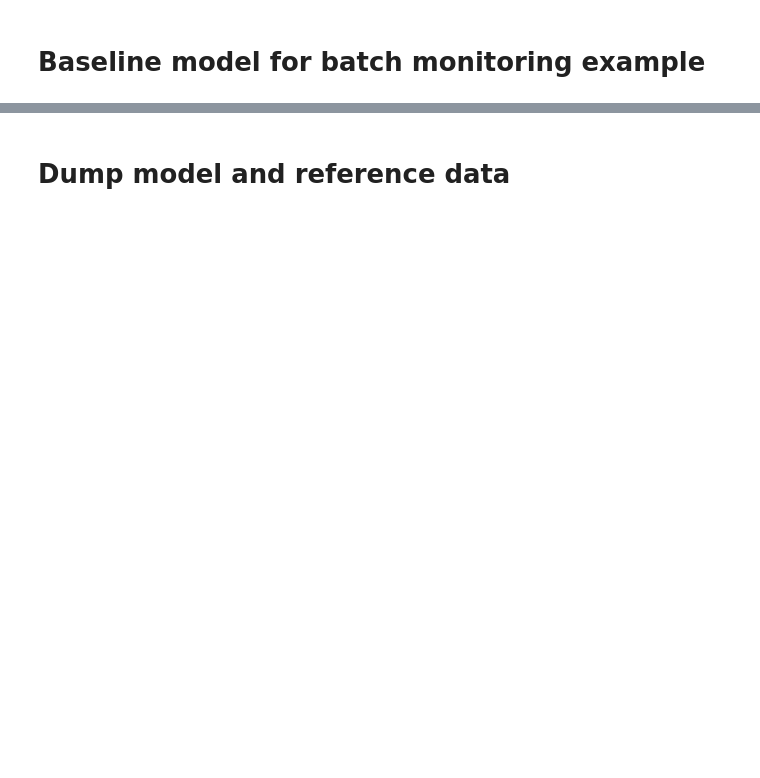
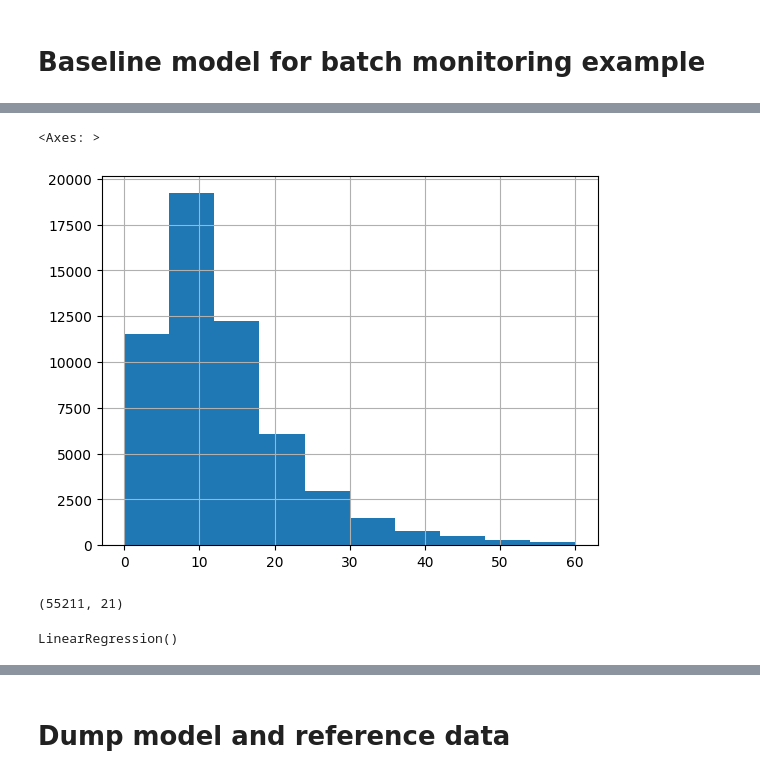
Before and after one commit to rjafarau/mlops-zoomcamp, a Jupyter notebook: 05-monitoring/baseline_model_nyc_taxi_data.ipynb, the cells around one changed output, grey strips where cells are left out. Saved outputs shown, nothing was run; the diff lists cells and outputs as text; code cells hidden in the pictures; blank space fills up the shorter version.

Commit message:
feat: Update `baseline_model_nyc_taxi_data.ipynb`

```diff
--- a/05-monitoring/baseline_model_nyc_taxi_data.ipynb
+++ b/05-monitoring/baseline_model_nyc_taxi_data.ipynb
@@ -40,13 +46,16 @@ jan_data.shape
-# %%
-# create target
-jan_data["duration_min"] = jan_data.lpep_dropoff_datetime - jan_data.lpep_pickup_datetime
-jan_data.duration_min = jan_data.duration_min.apply(lambda td : float(td.total_seconds())/60)
+# %%
+# create target
+jan_data["duration_min"] = jan_data["lpep_dropoff_datetime"] - jan_data["lpep_pickup_datetime"]
+jan_data["duration_min"] = jan_data["duration_min"].dt.total_seconds() / 60
 # %%
 # filter out outliers
-jan_data = jan_data[(jan_data.duration_min >= 0) & (jan_data.duration_min <= 60)]
-jan_data = jan_data[(jan_data.passenger_count > 0) & (jan_data.passenger_count <= 8)]
+jan_data = jan_data[(jan_data["duration_min"] >= 0) & (jan_data["duration_min"] <= 60)]
+jan_data = jan_data[(jan_data["passenger_count"] > 0) & (jan_data["passenger_count"] <= 8)]
 # %%
-jan_data.duration_min.hist()
+jan_data["duration_min"].hist()
+# %% [output]
+<Axes: >
+[figure, added]
 # %%
 # data labeling
 target = "duration_min"
@@ -54,4 +63,6 @@ num_features = ["passenger_count", "trip_distance", "fare_amount", "total_amount
 cat_features = ["PULocationID", "DOLocationID"]
 # %%
 jan_data.shape
+# %% [output]
+(55211, 21)
 # %%
@@ -62,3 +72,6 @@ model = LinearRegression()
 # %%
+model = LinearRegression()
 model.fit(train_data[num_features + cat_features], train_data[target])
+# %% [output]
+LinearRegression()
 # %%
```
Also changed, not shown: parts of 16 cells of this notebook.
